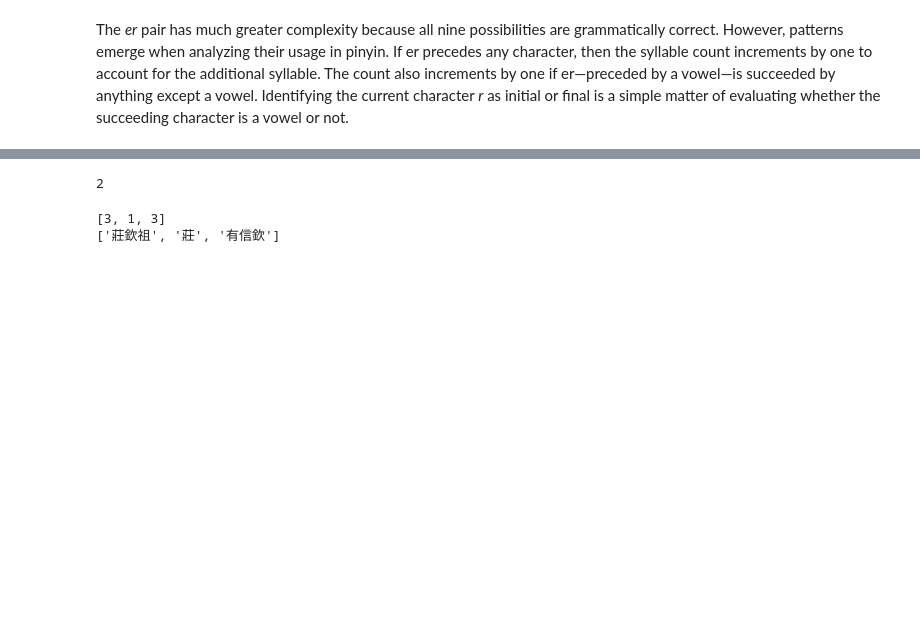
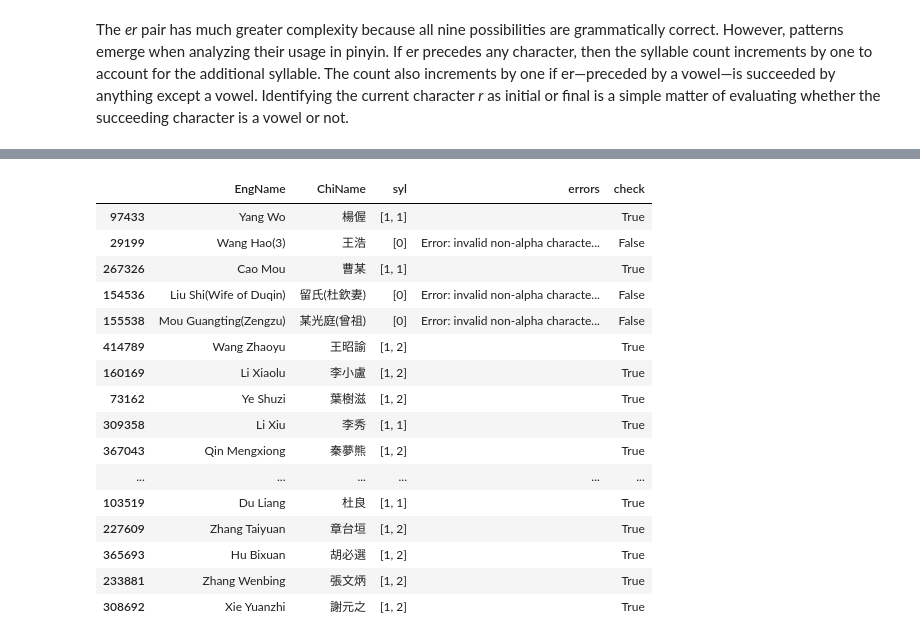
Before and after one commit to JHGFD82/ChineseSyllableCountGeneratorDraftNotes, a Jupyter notebook: Chinese Syllable Count Generator.ipynb, the cells around one changed output, grey strips where cells are left out. Drawn from its saved outputs; the diff is of its cells as text; code cells hidden in the pictures; blank space fills up the shorter version.

```diff
--- a/Chinese Syllable Count Generator.ipynb
+++ b/Chinese Syllable Count Generator.ipynb
@@ -579,69 +595,45 @@ display(names)
 # %%
 import pandas as pd
 
 names = pd.read_csv('data/allCBDBnames.csv', index_col=0,
                     names=['EngName', 'ChiName'], header=0)
 
 replSym = {'\'': '’',
            '\u3000': ' '}
 
-names['ChiName'] = names['ChiName'].apply(lambda x: x.str.replace())
-
-names['ChiName'] = names['ChiName'].str.replace(' ', '')
+names['ChiName'] = names['ChiName'].str.replace('\u3000', ' ').replace(' ', '')
 
 names['syl'] = names['EngName'].apply(sylCount)
 
 names['errors'] = names['EngName'].apply(sylCount, CBDB=True,
                                          errorReport=True).fillna('')
 
 
 def tryAdd(x):
     try:
         return sum(x)
     except:
         return
 
 
 names['check'] = names['ChiName'].str.len() == names['syl'].apply(tryAdd)
 
-names[names.errors.str.contains('duplicate')][names.check == False][~names.ChiName.str.contains(
-    '\(')].to_csv('CBDB_familyNameDupes.csv')
+display(names.sample(n=20))
+# %% [output]
+|  | EngName | ChiName | syl | errors | check |
+| 97433 | Yang Wo | 楊偓 | [1, 1] |  | True |
+| 29199 | Wang Hao(3) | 王浩 | [0] | Error: invalid non-alpha characte... | False |
+| 267326 | Cao Mou | 曹某 | [1, 1] |  | True |
+| 154536 | Liu Shi(Wife of Duqin) | 留氏(杜欽妻) | [0] | Error: invalid non-alpha characte... | False |
+| 155538 | Mou Guangting(Zengzu) | 某光庭(曾祖) | [0] | Error: invalid non-alpha characte... | False |
+| 414789 | Wang Zhaoyu | 王昭諭 | [1, 2] |  | True |
+| 160169 | Li Xiaolu | 李小盧 | [1, 2] |  | True |
+| 73162 | Ye Shuzi | 葉樹滋 | [1, 2] |  | True |
+| 309358 | Li Xiu | 李秀 | [1, 1] |  | True |
+| 367043 | Qin Mengxiong | 秦夢熊 | [1, 2] |  | True |
+| ... | ... | ... | ... | ... | ... |
+| 103519 | Du Liang | 杜良 | [1, 1] |  | True |
+| 227609 | Zhang Taiyuan | 章台垣 | [1, 2] |  | True |
+| 365693 | Hu Bixuan | 胡必選 | [1, 2] |  | True |
+| 233881 | Zhang Wenbing | 張文炳 | [1, 2] |  | True |
+| 308692 | Xie Yuanzhi | 謝元之 | [1, 2] |  | True |
-# %%
-import pandas as pd
-
-names = pd.read_csv('data/allCBDBnames.csv', index_col=0,
-                    names=['EngName', 'ChiName'], header=0)
-
-names = names.sample(n=10)
-names['syl'] = names['EngName'].map(sylCount)
-names.iloc[0]['syl'][1]
-# %% [output]
-2
-# %%
-testEng = 'changwangzhong liang sheertiao'
-testChi = '莊欽祖莊有信欽'
-testResult = sylCount(test)
-print(testResult)
-
-def nameSplit(chiName, syls, selector=0, collect=False):
-
-    if len(syls) < 2:
-        return None
-    else:
-        names = []
-
-    if collect:
-        for i, n in enumerate(syls):
-            cut = sum(syls[:i])
-            names.append(chiName[cut:cut+n])
-    else:
-        cut = sum(syls[:selector])
-        names = chiName[cut:cut+syls[selector]]
-
-    return names
-
-
-print(nameSplit(testChi, testResult, collect=True))
-# %% [output]
-[3, 1, 3]
-['莊欽祖', '莊', '有信欽']
```
Also changed, not shown: parts of 17 cells of this notebook, 2 other files.
